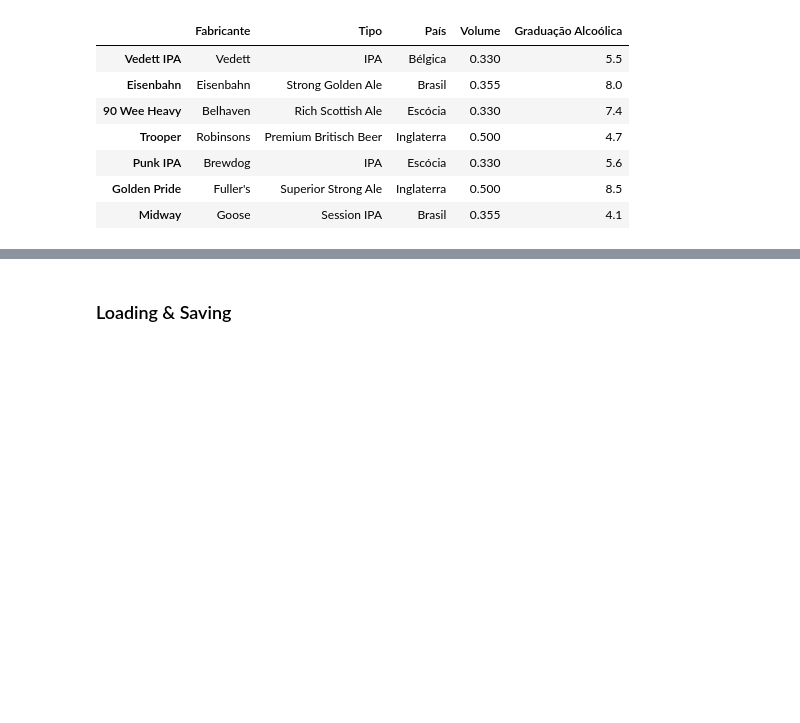
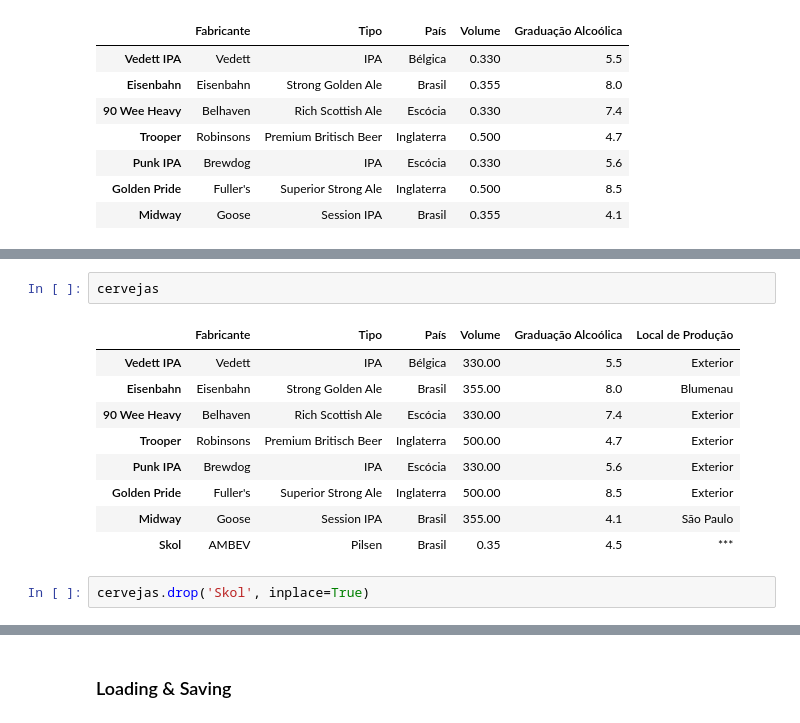
Before and after one commit to jalexandretoledo/numpy_pandas, a Jupyter notebook: aula_2/Playground.ipynb, the cells around one changed output, grey strips where cells are left out. Drawn from its saved outputs; the diff is of its cells as text; blank space fills up the shorter version.

```diff
--- a/aula_2/Playground.ipynb
+++ b/aula_2/Playground.ipynb
@@ -634,0 +827,14 @@ cervejas.at['Trooper', 'Volume']
+# %%
+cervejas
+# %% [output]
+|  | Fabricante | Tipo | País | Volume | Graduação Alcoólica | Local de Produção |
+| Vedett IPA | Vedett | IPA | Bélgica | 330.00 | 5.5 | Exterior |
+| Eisenbahn | Eisenbahn | Strong Golden Ale | Brasil | 355.00 | 8.0 | Blumenau |
+| 90 Wee Heavy | Belhaven | Rich Scottish Ale | Escócia | 330.00 | 7.4 | Exterior |
+| Trooper | Robinsons | Premium Britisch Beer | Inglaterra | 500.00 | 4.7 | Exterior |
+| Punk IPA | Brewdog | IPA | Escócia | 330.00 | 5.6 | Exterior |
+| Golden Pride | Fuller's | Superior Strong Ale | Inglaterra | 500.00 | 8.5 | Exterior |
+| Midway | Goose | Session IPA | Brasil | 355.00 | 4.1 | São Paulo |
+| Skol | AMBEV | Pilsen | Brasil | 0.35 | 4.5 | *** |
+# %%
+cervejas.drop('Skol', inplace=True)
```
Also changed, not shown: parts of 77 cells of this notebook, 5 other files.
